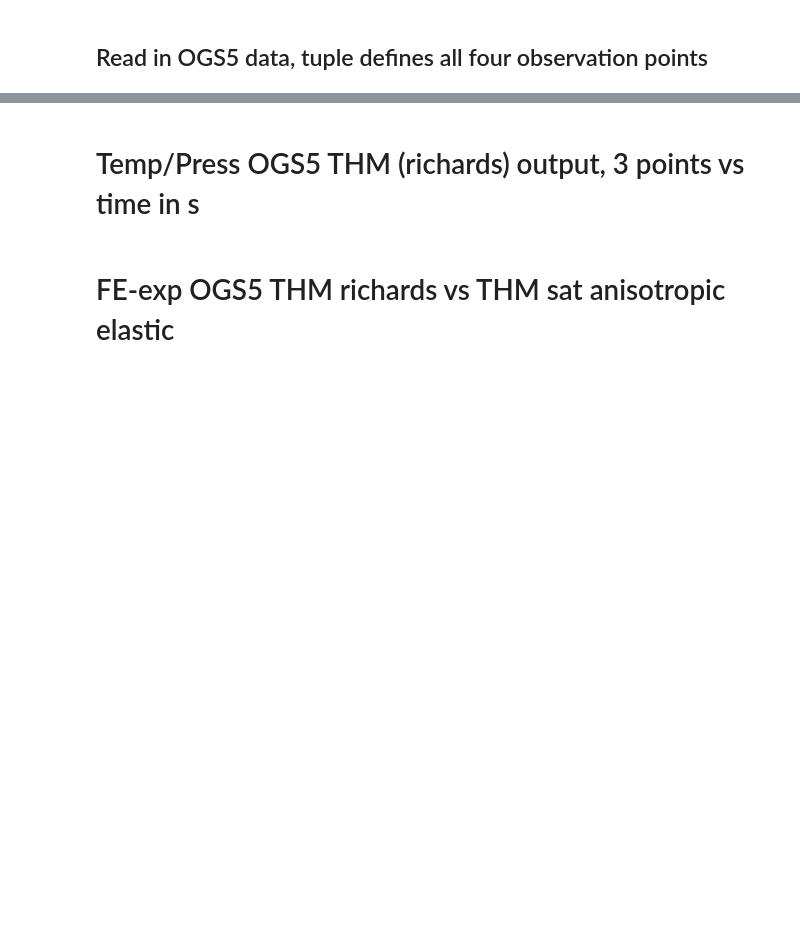
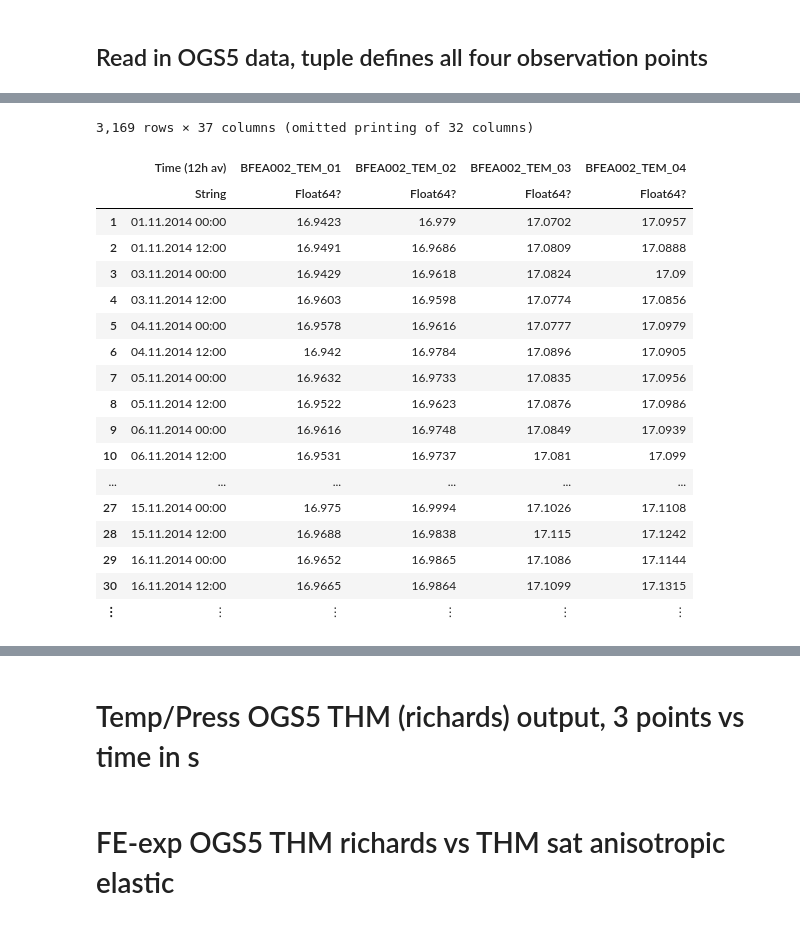
Before and after one commit to joergbuchwald/mini-projects, a Jupyter notebook: temp/FE-model_analysis.ipynb, the cells around one changed output, grey strips where cells are left out. Drawn from its saved outputs; the diff is of its cells as text; code cells hidden in the pictures; blank space fills up the shorter version.

```diff
--- a/temp/FE-model_analysis.ipynb
+++ b/temp/FE-model_analysis.ipynb
@@ -21,0 +77,22 @@ ogs5_THM=Array{data}(undef, 4)
+# %%
+exp_temp = measurements_temp[2040:end,:]
+# %% [output]
+3,169 rows × 37 columns (omitted printing of 32 columns)
+|  | Time (12h av) | BFEA002_TEM_01 | BFEA002_TEM_02 | BFEA002_TEM_03 | BFEA002_TEM_04 |
+|  | String | Float64? | Float64? | Float64? | Float64? |
+| 1 | 01.11.2014 00:00 | 16.9423 | 16.979 | 17.0702 | 17.0957 |
+| 2 | 01.11.2014 12:00 | 16.9491 | 16.9686 | 17.0809 | 17.0888 |
+| 3 | 03.11.2014 00:00 | 16.9429 | 16.9618 | 17.0824 | 17.09 |
+| 4 | 03.11.2014 12:00 | 16.9603 | 16.9598 | 17.0774 | 17.0856 |
+| 5 | 04.11.2014 00:00 | 16.9578 | 16.9616 | 17.0777 | 17.0979 |
+| 6 | 04.11.2014 12:00 | 16.942 | 16.9784 | 17.0896 | 17.0905 |
+| 7 | 05.11.2014 00:00 | 16.9632 | 16.9733 | 17.0835 | 17.0956 |
+| 8 | 05.11.2014 12:00 | 16.9522 | 16.9623 | 17.0876 | 17.0986 |
+| 9 | 06.11.2014 00:00 | 16.9616 | 16.9748 | 17.0849 | 17.0939 |
+| 10 | 06.11.2014 12:00 | 16.9531 | 16.9737 | 17.081 | 17.099 |
+| ... | ... | ... | ... | ... | ... |
+| 27 | 15.11.2014 00:00 | 16.975 | 16.9994 | 17.1026 | 17.1108 |
+| 28 | 15.11.2014 12:00 | 16.9688 | 16.9838 | 17.115 | 17.1242 |
+| 29 | 16.11.2014 00:00 | 16.9652 | 16.9865 | 17.1086 | 17.1144 |
+| 30 | 16.11.2014 12:00 | 16.9665 | 16.9864 | 17.1099 | 17.1315 |
+| ⋮ | ⋮ | ⋮ | ⋮ | ⋮ | ⋮ |
```
Also changed, not shown: parts of 38 cells of this notebook, 1 other file.
